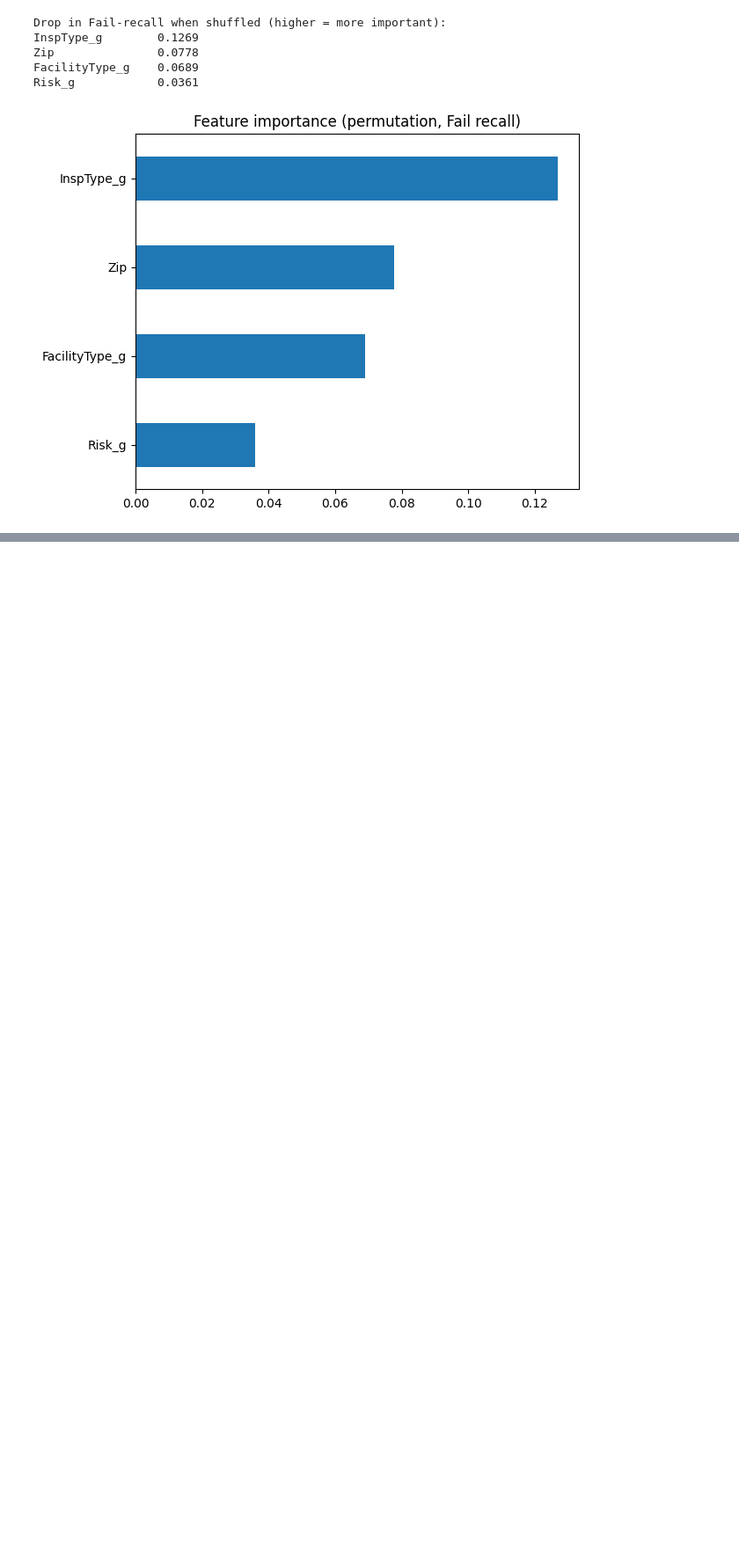
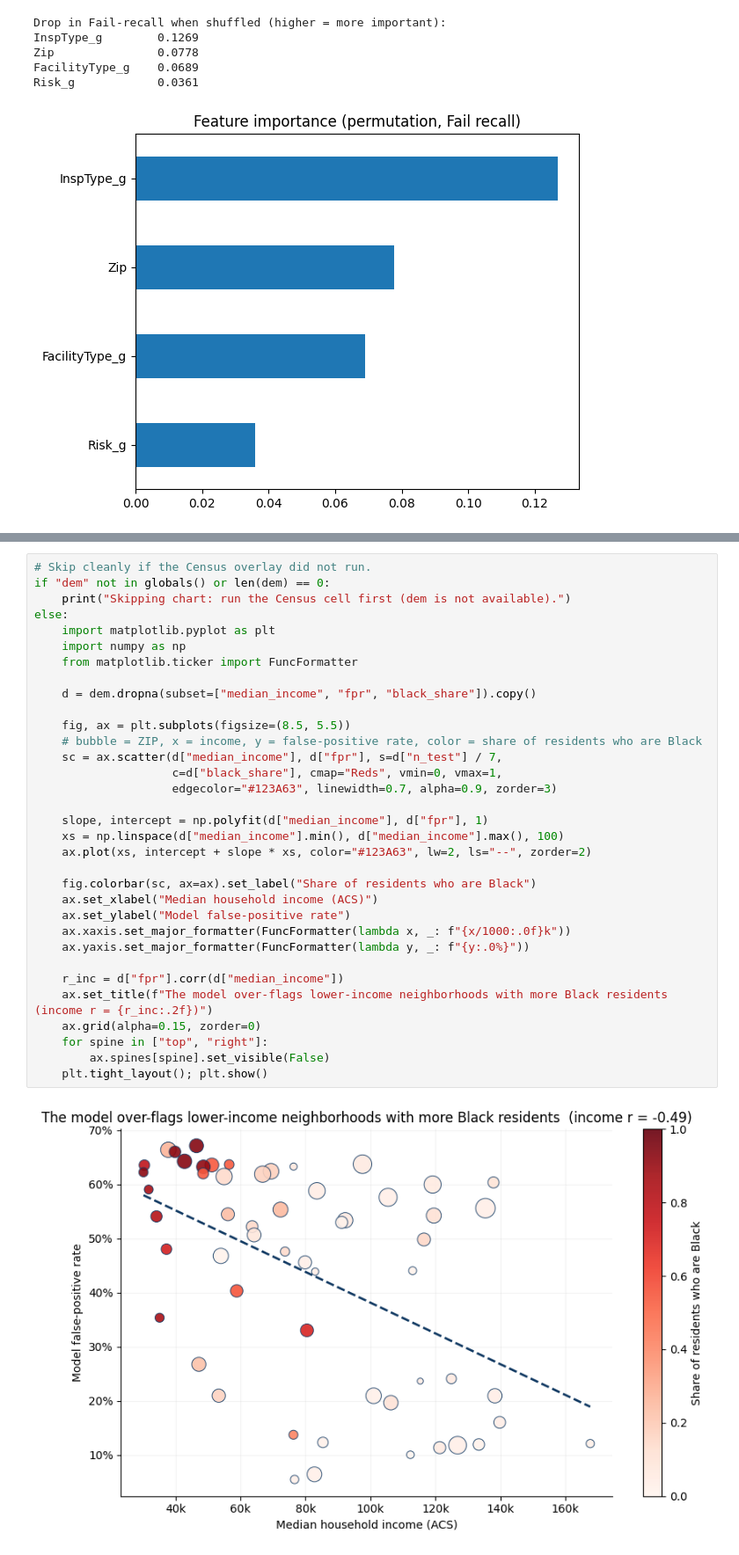
Before and after one commit to kh1z3r/chicago-food-inspections, a Jupyter notebook: food_inspections.ipynb, the cells around one changed output, grey strips where cells are left out. Shown at 88% size. Cells and saved outputs as stored; diff of their text form; blank space fills up the shorter version.

```diff
--- a/food_inspections.ipynb
+++ b/food_inspections.ipynb
@@ -605,0 +953,35 @@ Exported artifacts to: /content/drive/MyDrive/AI4ALL/streamlit_artifacts
+# %%
+# Skip cleanly if the Census overlay did not run.
+if "dem" not in globals() or len(dem) == 0:
+    print("Skipping chart: run the Census cell first (dem is not available).")
+else:
+    import matplotlib.pyplot as plt
+    import numpy as np
+    from matplotlib.ticker import FuncFormatter
+
+    d = dem.dropna(subset=["median_income", "fpr", "black_share"]).copy()
+
+    fig, ax = plt.subplots(figsize=(8.5, 5.5))
+    # bubble = ZIP, x = income, y = false-positive rate, color = share of residents who are Black
+    sc = ax.scatter(d["median_income"], d["fpr"], s=d["n_test"] / 7,
+                    c=d["black_share"], cmap="Reds", vmin=0, vmax=1,
+                    edgecolor="#123A63", linewidth=0.7, alpha=0.9, zorder=3)
+
+    slope, intercept = np.polyfit(d["median_income"], d["fpr"], 1)
+    xs = np.linspace(d["median_income"].min(), d["median_income"].max(), 100)
+    ax.plot(xs, intercept + slope * xs, color="#123A63", lw=2, ls="--", zorder=2)
+
+    fig.colorbar(sc, ax=ax).set_label("Share of residents who are Black")
+    ax.set_xlabel("Median household income (ACS)")
+    ax.set_ylabel("Model false-positive rate")
+    ax.xaxis.set_major_formatter(FuncFormatter(lambda x, _: f"{x/1000:.0f}k"))
+    ax.yaxis.set_major_formatter(FuncFormatter(lambda y, _: f"{y:.0%}"))
+
+    r_inc = d["fpr"].corr(d["median_income"])
+    ax.set_title(f"The model over-flags lower-income neighborhoods with more Black residents  (income r = {r_inc:.2f})")
+    ax.grid(alpha=0.15, zorder=0)
+    for spine in ["top", "right"]:
+        ax.spines[spine].set_visible(False)
+    plt.tight_layout(); plt.show()
+# %% [output]
+[figure, added]
```
Also changed, not shown: parts of 43 cells of this notebook.
